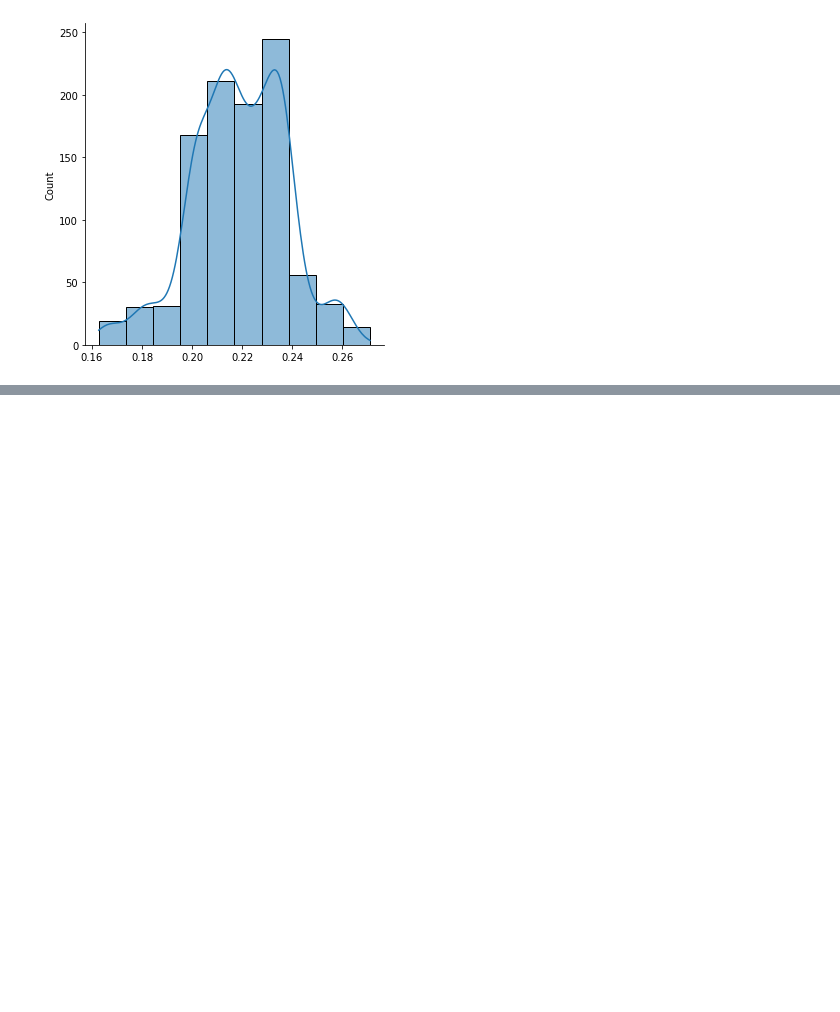
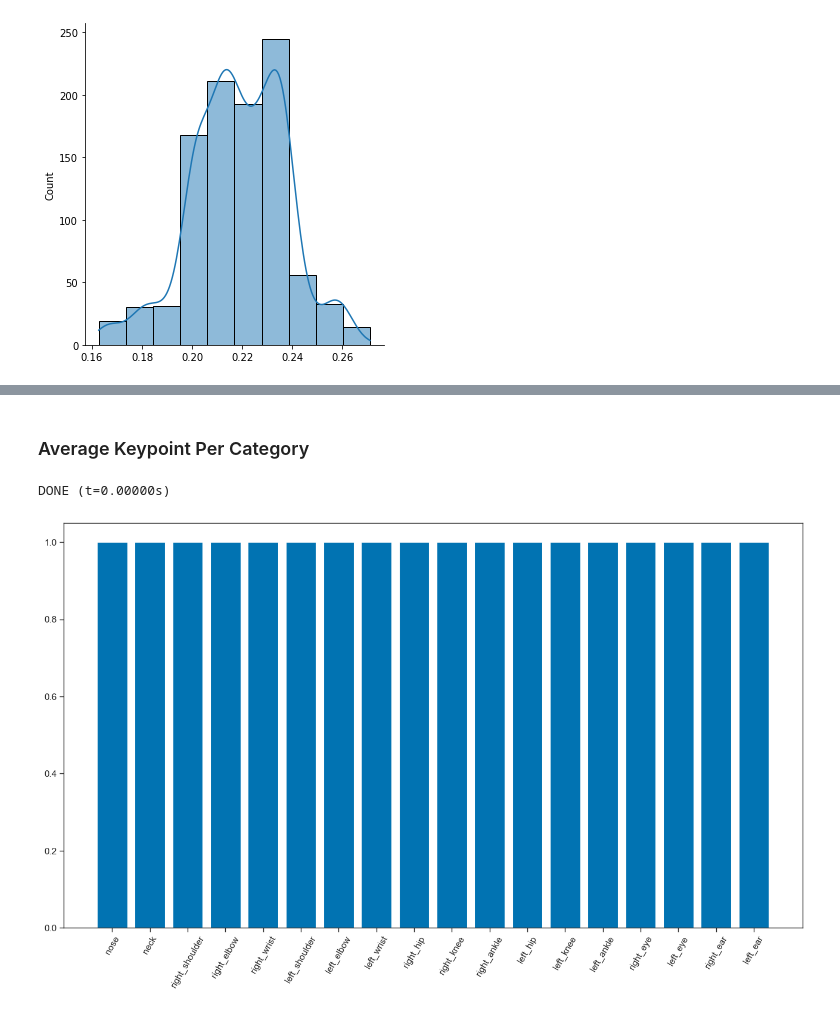
Before and after one commit to Unity-Technologies/pysolotools, a Jupyter notebook: examples/Solo_Stats.ipynb, the cells around one changed output, grey strips where cells are left out. Cells and saved outputs as stored; diff of their text form; code cells hidden in the pictures; blank space fills up the shorter version.

```diff
--- a/examples/Solo_Stats.ipynb
+++ b/examples/Solo_Stats.ipynb
@@ -118,0 +184,14 @@ sns.displot(size_dist, bins=10, kde=True)
+# %% [markdown]
+### Average Keypoint Per Category
+# %%
+avg_kp = stats.get_avg_keypoint_per_cat()
+# %% [output]
+DONE (t=0.00000s)
+# %%
+fig, ax = plt.subplots(dpi=100)
+fig.set_size_inches(16, 9)
+ax.bar(avg_kp.keys(), avg_kp.values())
+plt.xticks(rotation=60)
+plt.show()
+# %% [output]
+[figure, added]
```
Also changed, not shown: parts of 5 cells of this notebook, 2 other files.
